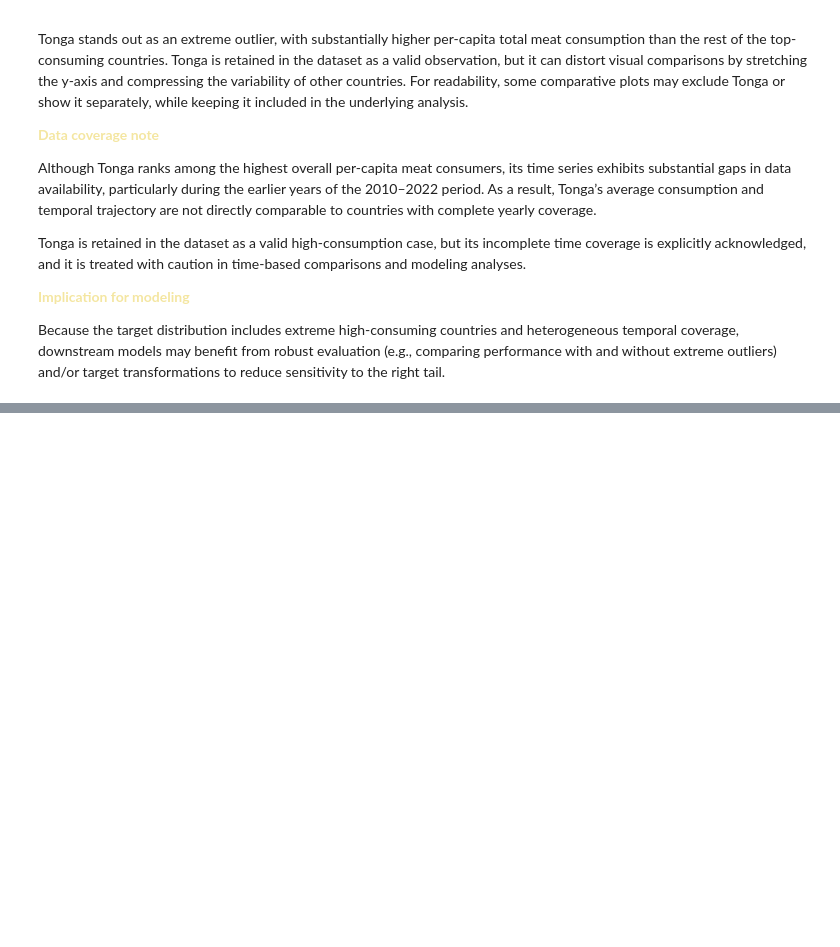
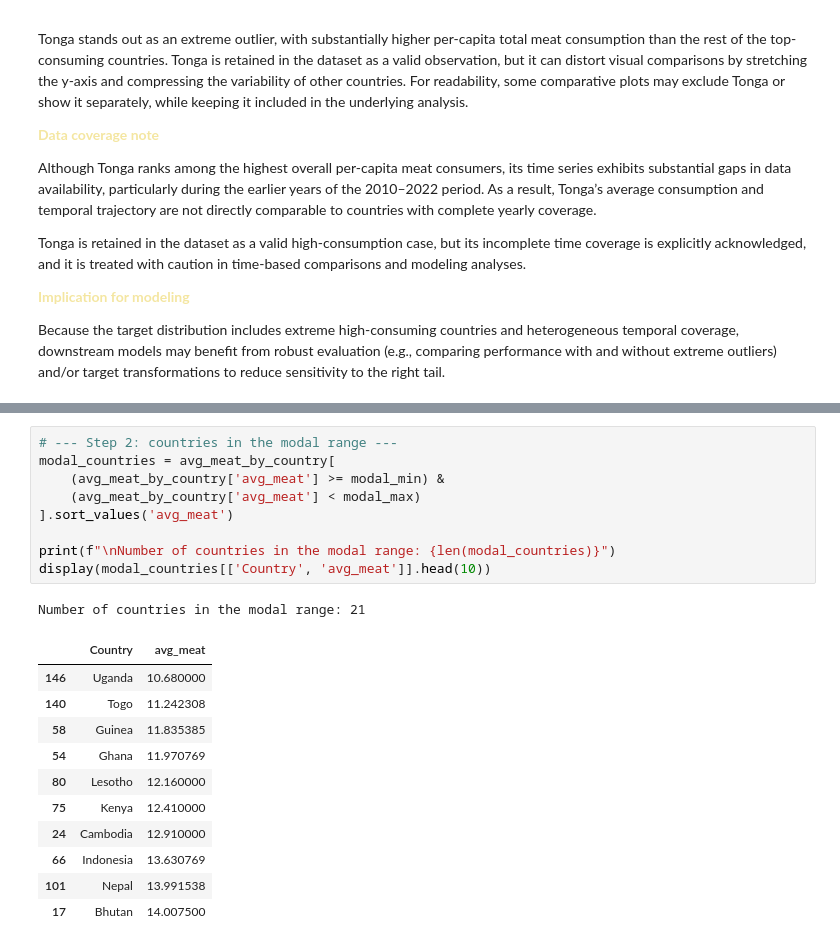
Before and after one commit to mquezada13/meat-consumption-analysis, a Jupyter notebook: notebooks/02_data_exploration.ipynb, the cells around one changed output, grey strips where cells are left out. Drawn from its saved outputs; the diff is of its cells as text; blank space fills up the shorter version.

```diff
--- a/notebooks/02_data_exploration.ipynb
+++ b/notebooks/02_data_exploration.ipynb
@@ -538,0 +557,22 @@ Because the target distribution includes extreme high-consuming countries and he
+# %%
+# --- Step 2: countries in the modal range ---
+modal_countries = avg_meat_by_country[
+    (avg_meat_by_country['avg_meat'] >= modal_min) &
+    (avg_meat_by_country['avg_meat'] < modal_max)
+].sort_values('avg_meat')
+
+print(f"\nNumber of countries in the modal range: {len(modal_countries)}")
+display(modal_countries[['Country', 'avg_meat']].head(10))
+# %% [output]
+Number of countries in the modal range: 21
+|  | Country | avg_meat |
+| 146 | Uganda | 10.680000 |
+| 140 | Togo | 11.242308 |
+| 58 | Guinea | 11.835385 |
+| 54 | Ghana | 11.970769 |
+| 80 | Lesotho | 12.160000 |
+| 75 | Kenya | 12.410000 |
+| 24 | Cambodia | 12.910000 |
+| 66 | Indonesia | 13.630769 |
+| 101 | Nepal | 13.991538 |
+| 17 | Bhutan | 14.007500 |
```
Also changed, not shown: parts of 4 cells of this notebook, 2 other files.
